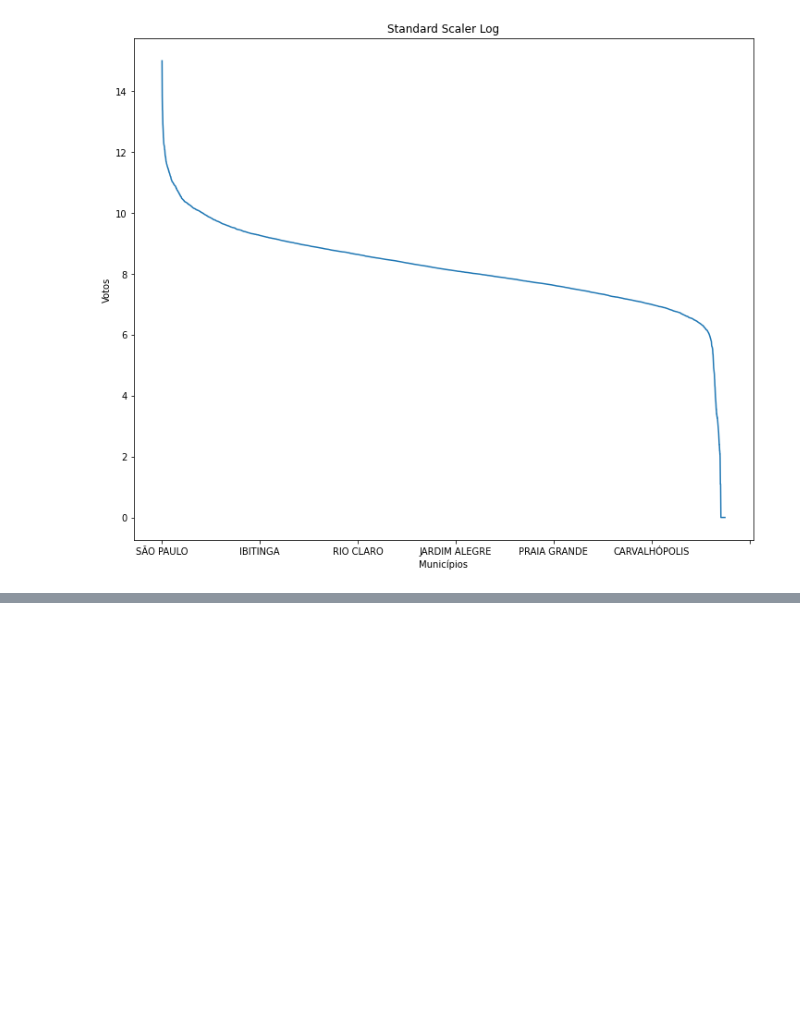
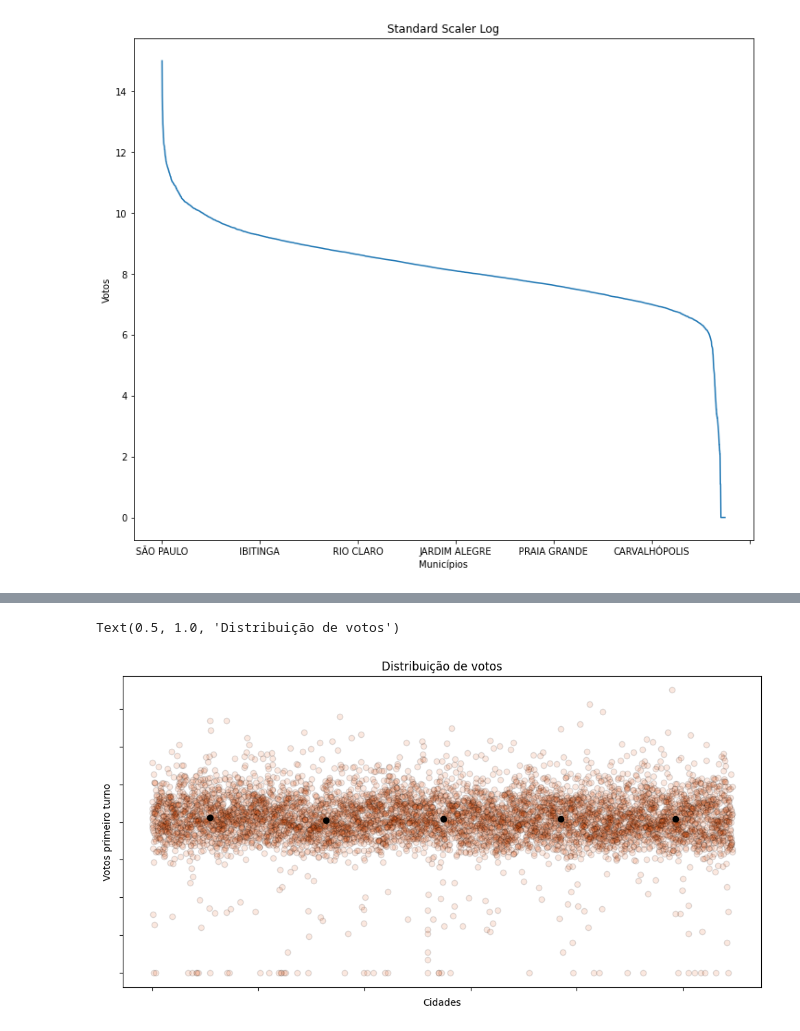
Before and after one commit to felipe-bonato/ciencia-de-dados-eleicoes, a Jupyter notebook: main.ipynb, the cells around one changed output, grey strips where cells are left out. Saved outputs shown, nothing was run; the diff lists cells and outputs as text; code cells hidden in the pictures; blank space fills up the shorter version.

```diff
--- a/main.ipynb
+++ b/main.ipynb
@@ -330 +340,20 @@ print(kmeans.cluster_centers_)
+# %%
+
+np_votes = df_votes.to_numpy()
+
+fig = plt.figure(0, figsize=(12, 6), dpi=100)
+ax = fig.add_subplot(111)
+
+#ax.scatter(kmeans.cluster_centers_[:, 3], kmeans.cluster_centers_[:, 0], kmeans.cluster_centers_[:, 2], c=labels.astype(float), edgecolor="k")
+ax.scatter(np_votes[:, 1], np_votes[:, 2], color='#e24800', alpha=0.125, edgecolor="k")
+ax.scatter(kmeans.cluster_centers_[:,0], kmeans.cluster_centers_[:,1], color='black', alpha=1, edgecolor="k")
+
+ax.xaxis.set_ticklabels([])
+ax.yaxis.set_ticklabels([])
+ax.set_xlabel("Cidades")
+ax.set_ylabel("Votos primeiro turno")
+ax.set_title('Distribuição de votos')
+# %% [output]
+Text(0.5, 1.0, 'Distribuição de votos')
+[figure, added]
 # %%
```
Also changed, not shown: parts of 7 cells of this notebook.
